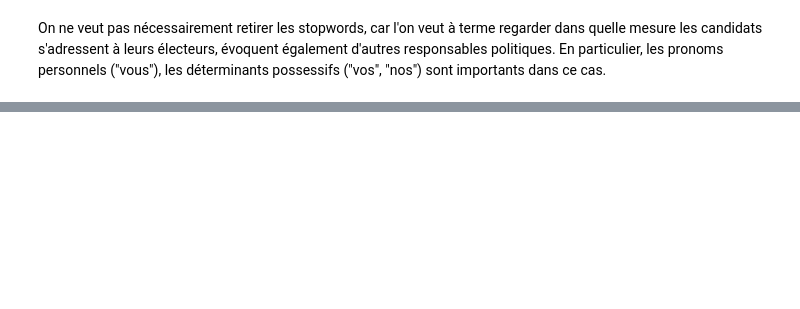
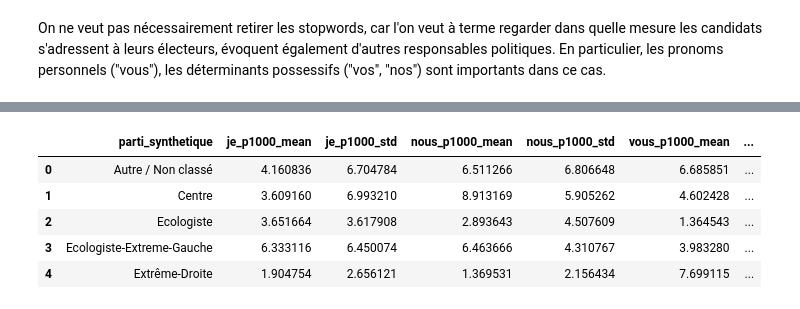
Before and after one commit to itsreivilo/Projet-de-NLP-Olivier, a Jupyter notebook: exploration.ipynb, the cells around one changed output, grey strips where cells are left out. Cells and saved outputs as stored; diff of their text form; code cells hidden in the pictures; blank space fills up the shorter version.

```diff
--- a/exploration.ipynb
+++ b/exploration.ipynb
@@ -327,0 +352,13 @@ def analyser_adresse(texte_propre):
+# %%
+cols_scores = ['je_p1000', 'nous_p1000', 'vous_p1000', 'on_p1000', 'ratio_je_nous', 'ratio_je_vous']
+agg_stats = transcriptions_analysis.groupby('parti_synthetique')[cols_scores].agg(['mean', 'std']).reset_index()
+agg_stats.columns = [f"{col[0]}_{col[1]}" if col[1] != '' else col[0] for col in agg_stats.columns]
+
+agg_stats.head()
+# %% [output]
+|  | parti_synthetique | je_p1000_mean | je_p1000_std | nous_p1000_mean | nous_p1000_std | vous_p1000_mean | ... |
+| 0 | Autre / Non classé | 4.160836 | 6.704784 | 6.511266 | 6.806648 | 6.685851 | ... |
+| 1 | Centre | 3.609160 | 6.993210 | 8.913169 | 5.905262 | 4.602428 | ... |
+| 2 | Ecologiste | 3.651664 | 3.617908 | 2.893643 | 4.507609 | 1.364543 | ... |
+| 3 | Ecologiste-Extreme-Gauche | 6.333116 | 6.450074 | 6.463666 | 4.310767 | 3.983280 | ... |
+| 4 | Extrême-Droite | 1.904754 | 2.656121 | 1.369531 | 2.156434 | 7.699115 | ... |
```
Also changed, not shown: parts of 9 cells of this notebook.
